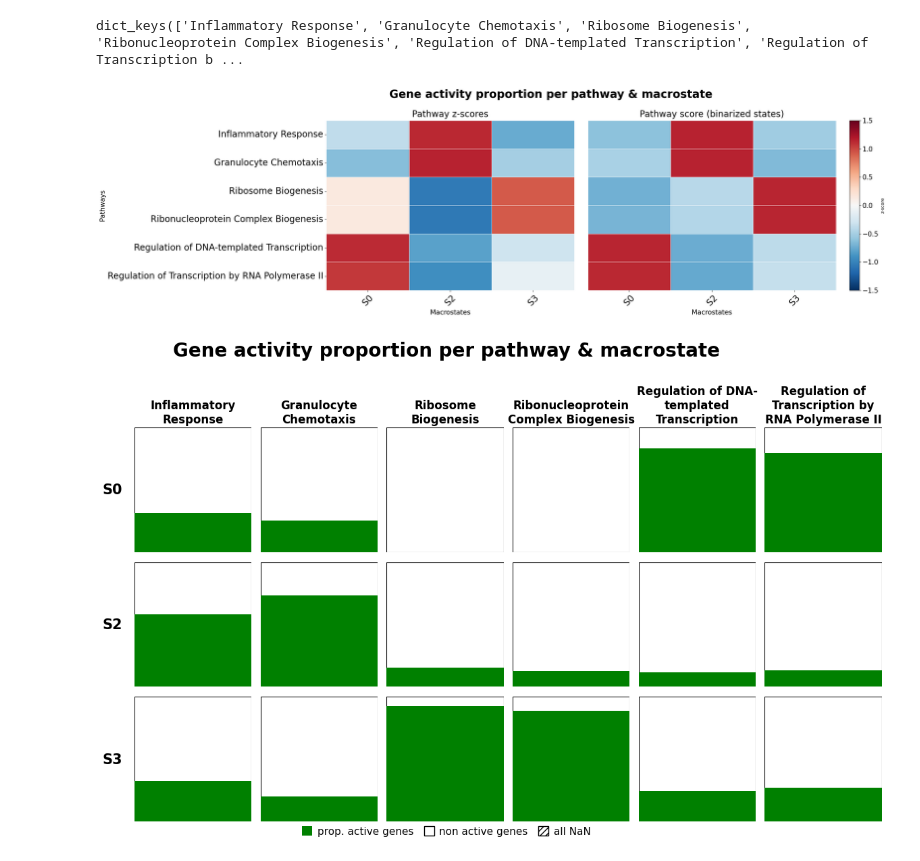
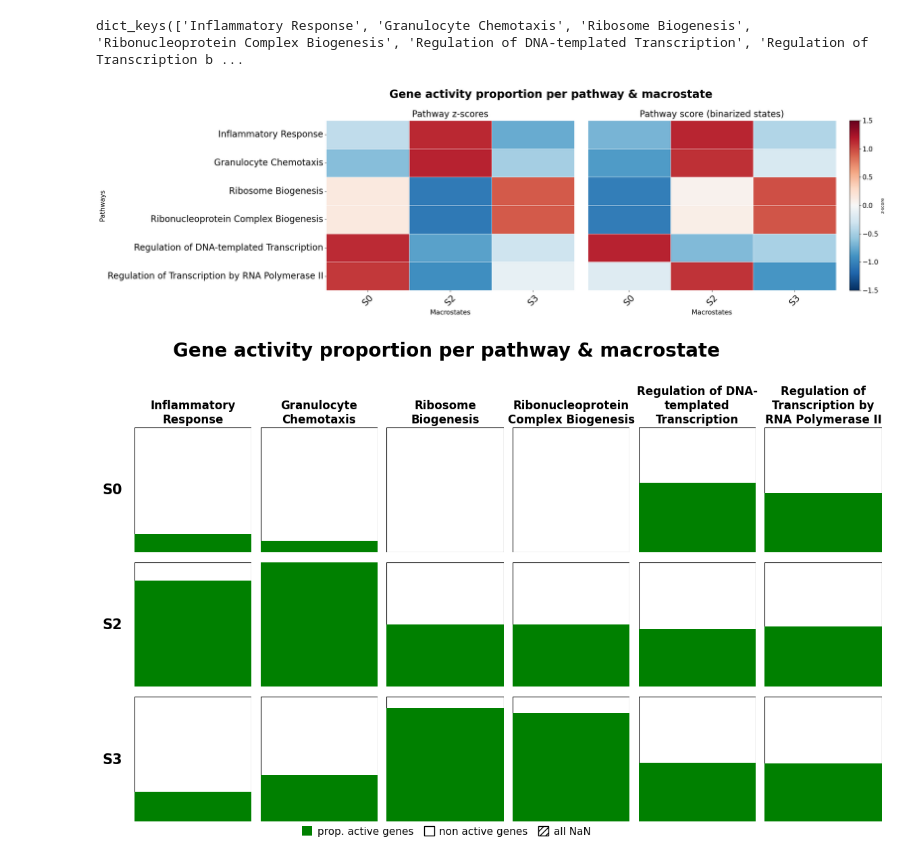
Before and after one commit to Augugustine/CITE-seq-analysis-CLL, a Jupyter notebook: 3- Boolean model/Binarization_gene_TF.ipynb, the cells around one changed output. Drawn from its saved outputs; the diff is of its cells as text; code cells hidden in the pictures.

```diff
--- a/3- Boolean model/Binarization_gene_TF.ipynb
+++ b/3- Boolean model/Binarization_gene_TF.ipynb
@@ -7,7 +7,7 @@
 # %%
 # === PARAMETERS ===
 input_file = "/home/a.blanc-boekholt/Documents/Singlecell-R/Scripts/Matrix/cll_macro_stream_13.h5ad"
-binarised_file= "/home/a.blanc-boekholt/Documents/Singlecell-R/Scripts/Boolean_model_BoNesis/Binarisation_stream_13/Binarisation_scbolt/bin/consensus/cellrank/mstates_bin.csv"
+binarised_file= "/home/a.blanc-boekholt/Documents/Singlecell-R/Scripts/Boolean_model_BoNesis/Binarisation_tfs/bin/consensus/cellrank/mstates_bin.csv"
 binarized_file_output = "/home/a.blanc-boekholt/Documents/Singlecell-R/Scripts/Matrix/data_binarized_stream_13.csv"
 patient = "P2"
 output_directory = "/home/a.blanc-boekholt/Documents/Singlecell-R/Scripts/Plots"
@@ -115,0 +225,5 @@ genes = ["NANOG", "CEBPA","CEBPB","CEBPD","SPI1","ETV6","BACH2"]
+# %%
+binarized_states = pd.read_csv(binarised_file,index_col=0)
+print(f"{binarized_states.shape} features")
+binarized_states = binarized_states.dropna(axis=1, how="all")
+print(f"{binarized_states.shape} features")
@@ -313,6 +439,54 @@ Top 2 pathways for S0:
 [figure]
 dict_keys(['Inflammatory Response', 'Granulocyte Chemotaxis', 'Ribosome Biogenesis', 'Ribonucleoprotein Complex Biogenesis', 'Regulation of DNA-templated Transcription', 'Regulation of Transcription b ...
 # %%
+# Compute score for each cell for each pathway
+for name, gene_list in pathways.items():
+    gene_list_filtered = [g for g in gene_list if g in adata_no_none.var_names]
+    if len(gene_list_filtered) == 0:
+        print(f"No genes found for {name}")
+        continue
+    sc.tl.score_genes(adata_no_none, gene_list=gene_list_filtered, score_name=name)
+
+scores = list(pathways.keys())
+mean_scores = (
+    adata_no_none.obs
+    .groupby("macrostates")[scores]
+    .mean())
+mean_scores_z_all = mean_scores.apply(lambda x: (x - x.mean()) / x.std(), axis=0)
+
+binary_matrix = binarized_states.copy().fillna(np.nan)
+binary_matrix = binary_matrix.apply(pd.to_numeric, errors="coerce")
+
+scores = {}
+
+for name, genes in pathways.items():
+    # keep genes only present in binary_matrix
+    genes_present = [g for g in genes if g in binary_matrix.columns]
+    if len(genes_present) == 0:
+        # pathway empthy
+        scores[name] = pd.Series(np.nan, index=binary_matrix.index, dtype=float)
+        continue
+
+    mat = binary_matrix.loc[:, genes_present]
+
+    num = (mat == 1).sum(axis=1)          # number of genes activated (=1) per macrostates
+    den = mat.notna().sum(axis=1)         # number of 0 or 1, not NA
+    score = num / den                     # if den > 0, else NaN
+    #score = num / len(genes_present)
+
+    scores[name] = score
+
+
+scores_df = pd.DataFrame(scores)
+order = sorted(
+    [x for x in macrostates if x != "None"],
+    key=lambda x: int(x.replace("S", ""))
+)
+#order = ["S2", "S6", "S12", "S19", "S20","S21"]
+scores_df = scores_df.loc[order]
+scores_df_z = scores_df.apply(lambda x: (x - x.mean()) / x.std(), axis=0)
+scores_df_z = scores_df_z.T
+
 fig = plt.figure(figsize=(22, 7), constrained_layout=False)
 
 gs = fig.add_gridspec(
@@ -353,36 +527,35 @@ sns.heatmap(
     scores_df_z,
     cmap=cmap,
     annot=False,
     linewidths=0.5,
     center=0,
     vmin=vmin,
     vmax=vmax,
     cbar=False,
     yticklabels=False,
     ax=ax1
 )
 ax1.set_title("Pathway score (binarized states)", fontsize=20, pad=8)
 ax1.set_xlabel("Macrostates", fontsize=15)
 ax1.set_ylabel("")
 ax1.tick_params(axis='x', labelsize=20, rotation=45)
 
 norm = mpl.colors.Normalize(vmin=vmin, vmax=vmax)
 sm   = mpl.cm.ScalarMappable(cmap=cmap, norm=norm)
 sm.set_array([])
 fig.colorbar(sm, cax=cax, label="z-score")
 cax.tick_params(labelsize=15)
 
 fig.suptitle("Gene activity proportion per pathway & macrostate",
              fontsize=25, fontweight="bold", y=1.02)
 
 plt.savefig(
     f"{output_directory}/pathways_heatmaps_side_by_side.png",
     dpi=300,
-    bbox_inches="tight"
-)
+    bbox_inches="tight")
 plt.show()
 # %% [output]
-[figure, old version]
+[figure, new version]
 # %%
 def plot_pathway_proportions(binarized_states, pathways, figsize_scale=(2.2, 2.4),
                              exclude_states=None):
@@ -465,4 +638,4 @@ def plot_pathway_proportions(binarized_states, pathways, figsize_scale=(2.2, 2.4
 
 plot_pathway_proportions(binarized_states, pathways, exclude_states=["S11"])
 # %% [output]
-[figure, old version]
+[figure, new version]
```
Also changed, not shown: parts of 22 cells of this notebook, 1 other file.
